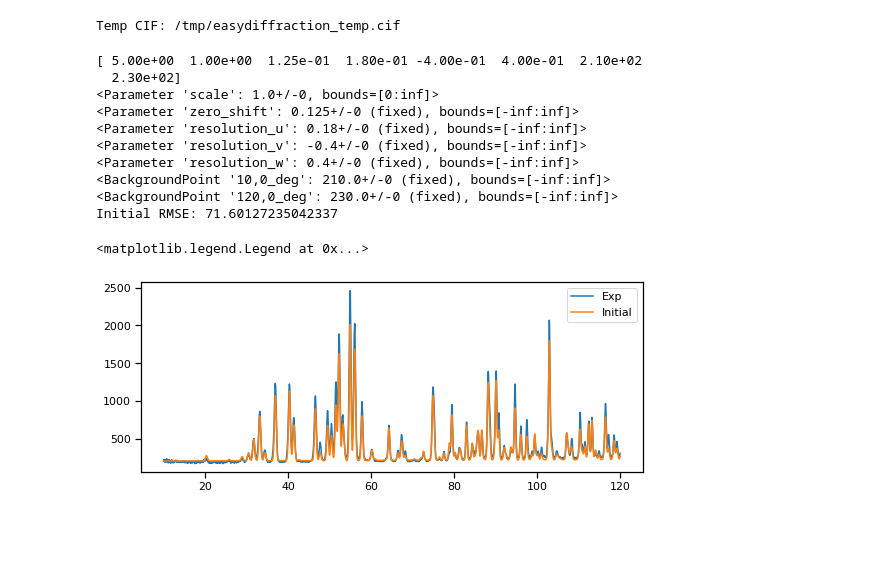
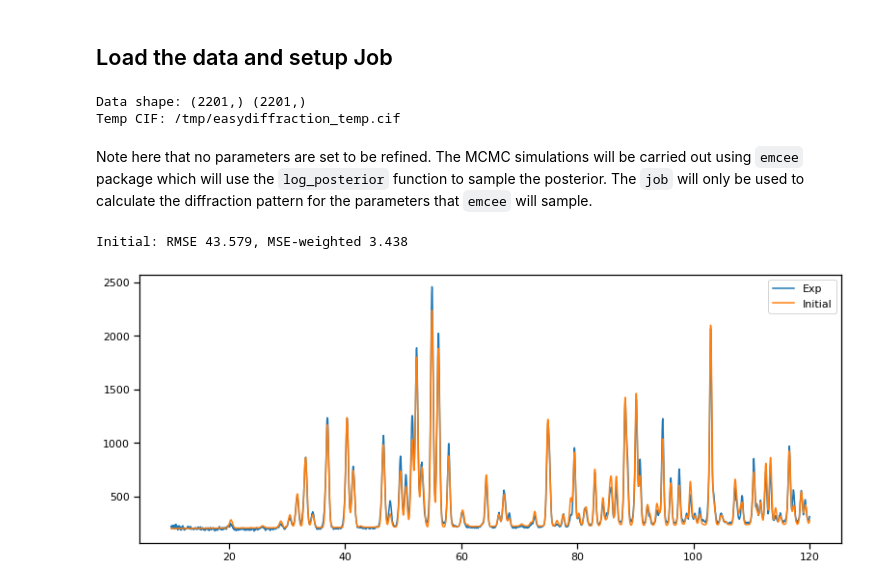
Before and after one commit to EasyScience/EasyDiffractionLibDocs, a Jupyter notebook: content/tutorials/advanced/refinement_emcee.ipynb, the cells around one changed output. Cells and saved outputs as stored; diff of their text form; code cells hidden in the pictures; blank space fills up the shorter version.

```diff
--- a/content/tutorials/advanced/refinement_emcee.ipynb
+++ b/content/tutorials/advanced/refinement_emcee.ipynb
@@ -127,10 +183,22 @@ print(meas_x.shape, meas_y.shape)
+# %% [markdown]
+## Load the data and setup Job
+# %%
+# load cif
+cif_fname = '../datasets/neutron_powder_PbSO4/PbSO4.cif'
+phases = Phases.from_cif_file(cif_fname)
+
+# load diffraction data
+meas_fname = '../datasets/neutron_powder_PbSO4/D1A@ILL.xye'
+meas_x, meas_y, meas_e = np.loadtxt(meas_fname, unpack=True)
+print('Data shape:', meas_x.shape, meas_y.shape)
+
+# setup interface to CrysPy and Job
+calculator = Calculator(interface_name='CrysPy')
+job = Job(phases=phases, parameters=CWParams(), interface=calculator)
+# %% [output]
+Data shape: (2201,) (2201,)
+Temp CIF: /tmp/easydiffraction_temp.cif
 # %%
-# setup interface to CrysFML and job
-#calculator = Calculator(interface_name='CrysFML')
-calculator = Calculator(interface_name='CrysPy')
-
-job = Job(phases=phases, interface=calculator)
-
 # setup
 job.parameters.wavelength = 1.912
 
@@ -139,35 +207,23 @@ bkg = PointBackground(linked_experiment='PbSO4')
 bkg.append(BackgroundPoint.from_pars(meas_x[0], 200))
 bkg.append(BackgroundPoint.from_pars(meas_x[-1], 250))
 job.set_background(bkg)
-# %% [output]
-Temp CIF: /tmp/easydiffraction_temp.cif
+# %% [markdown]
+Note here that no parameters are set to be refined. The MCMC simulations will be carried out using `emcee` package which will use the `log_posterior` function to sample the posterior.
+The `job` will only be used to calculate the diffraction pattern for the parameters that `emcee` will sample.
 # %%
-# Before fitting, theta_0
-print(theta_0)
-
+# Sanity check if theta_0 is reasonable
 set_job_parameters(job, theta_0)
 y_initial = calculator.fit_func(meas_x)
 rmse_initial = compute_rmse(meas_y, y_initial)
+msew_initial = compute_mse_weighted(meas_y, y_initial)
+print(f'Initial: RMSE {rmse_initial:.3f}, MSE-weighted {msew_initial:.3f}')
 
-print_parameters(job)
-
-print('Initial RMSE:', rmse_initial)
-
-
-fig = plt.figure(figsize=(9, 3.5))
+# plot
+fig = plt.figure(figsize=(11, 4.5))
 plt.plot(meas_x, meas_y, label='Exp')
 plt.plot(meas_x, y_initial, label='Initial')
 plt.legend()
+fig.tight_layout()
 # %% [output]
-[ 5.00e+00  1.00e+00  1.25e-01  1.80e-01 -4.00e-01  4.00e-01  2.10e+02
-  2.30e+02]
-<Parameter 'scale': 1.0+/-0, bounds=[0:inf]>
-<Parameter 'zero_shift': 0.125+/-0 (fixed), bounds=[-inf:inf]>
-<Parameter 'resolution_u': 0.18+/-0 (fixed), bounds=[-inf:inf]>
-<Parameter 'resolution_v': -0.4+/-0 (fixed), bounds=[-inf:inf]>
-<Parameter 'resolution_w': 0.4+/-0 (fixed), bounds=[-inf:inf]>
-<BackgroundPoint '10,0_deg': 210.0+/-0 (fixed), bounds=[-inf:inf]>
-<BackgroundPoint '120,0_deg': 230.0+/-0 (fixed), bounds=[-inf:inf]>
-Initial RMSE: 71.60127235042337
+Initial: RMSE 43.579, MSE-weighted 3.438
-<matplotlib.legend.Legend at 0x...>
-[figure, old version]
+[figure, new version]
```
Also changed, not shown: parts of 32 cells of this notebook, 5 other files.
